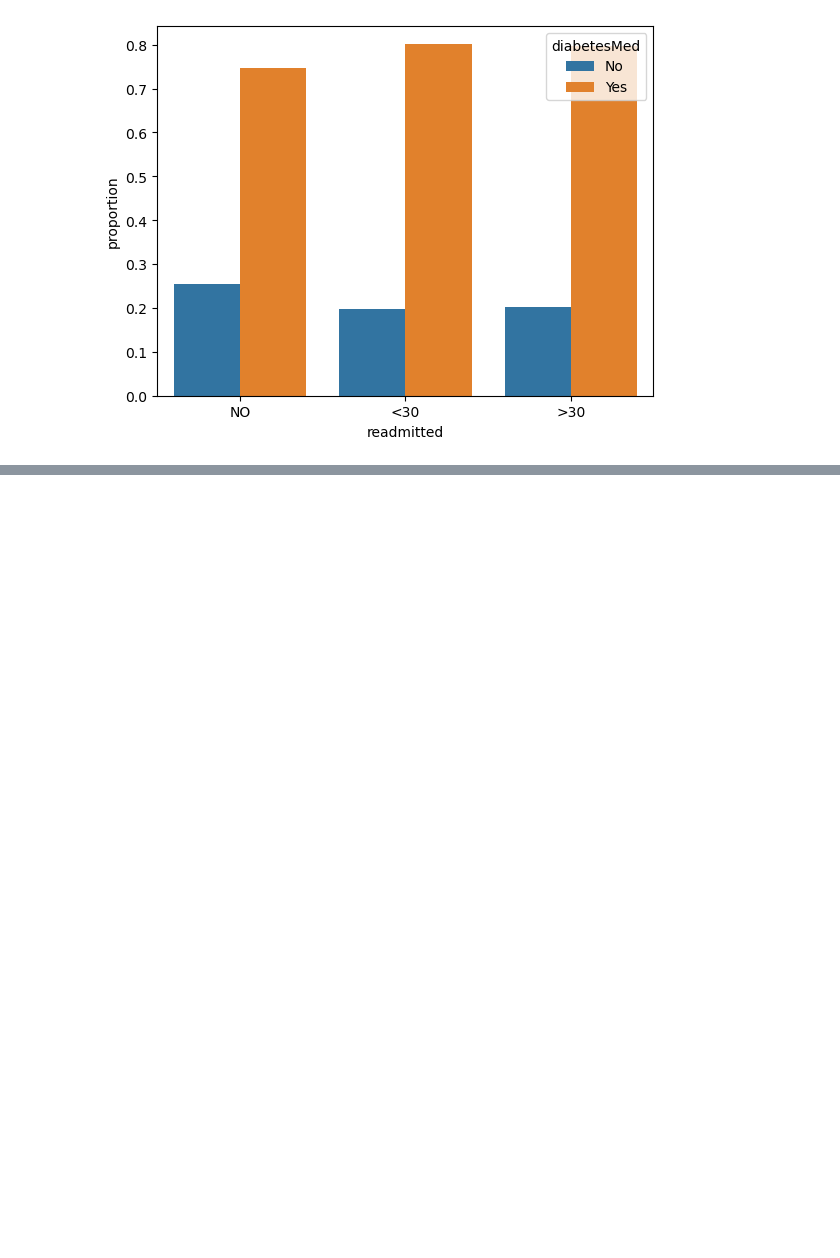
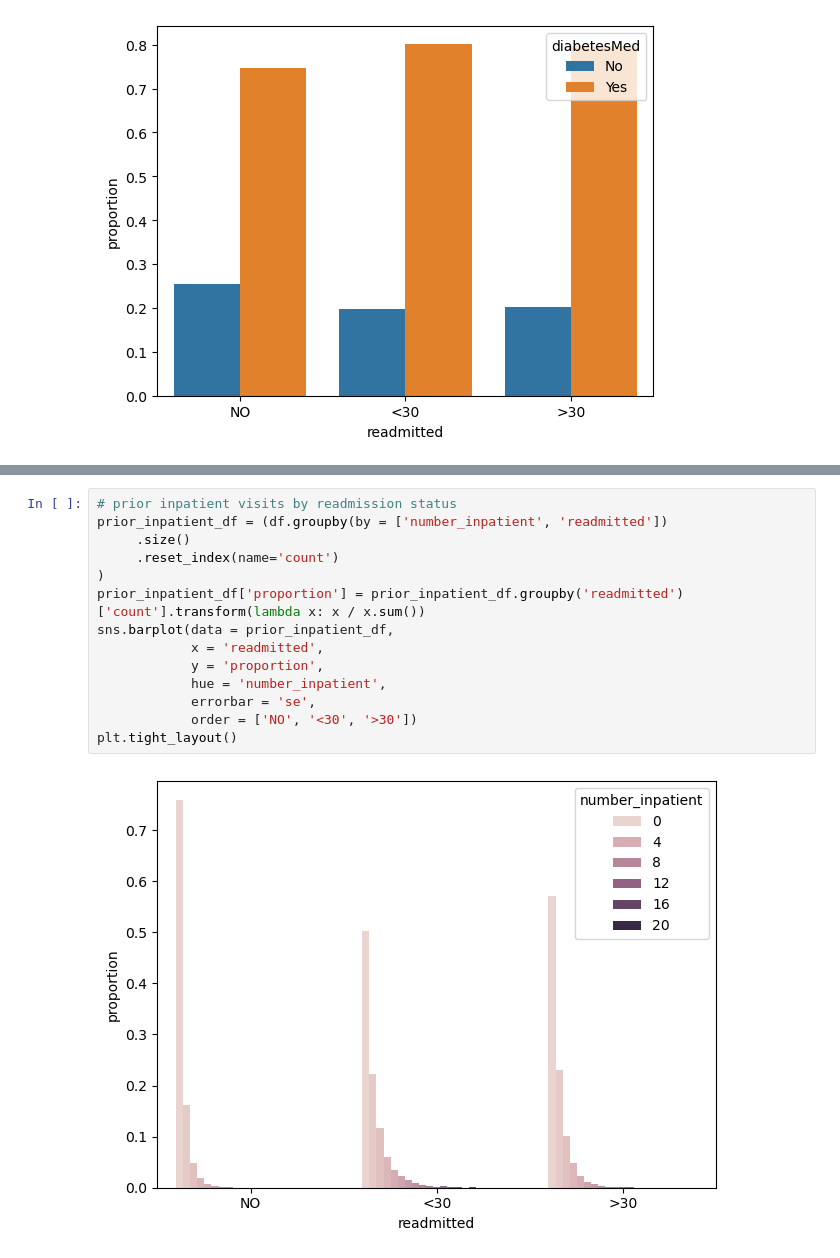
Before and after one commit to tonyinarula/Kaggle-Diabetes, a Jupyter notebook: analysis.ipynb, the cells around one changed output, grey strips where cells are left out. Drawn from its saved outputs; the diff is of its cells as text; blank space fills up the shorter version.

```diff
--- a/analysis.ipynb
+++ b/analysis.ipynb
@@ -183,0 +218,16 @@ sns.barplot(data = diabet_df,
+# %%
+# prior inpatient visits by readmission status
+prior_inpatient_df = (df.groupby(by = ['number_inpatient', 'readmitted'])
+     .size()
+     .reset_index(name='count')
+)
+prior_inpatient_df['proportion'] = prior_inpatient_df.groupby('readmitted')['count'].transform(lambda x: x / x.sum())
+sns.barplot(data = prior_inpatient_df,
+            x = 'readmitted',
+            y = 'proportion',
+            hue = 'number_inpatient',
+            errorbar = 'se',
+            order = ['NO', '<30', '>30'])
+plt.tight_layout()
+# %% [output]
+[figure, added]
```
Also changed, not shown: parts of 2 cells of this notebook.
